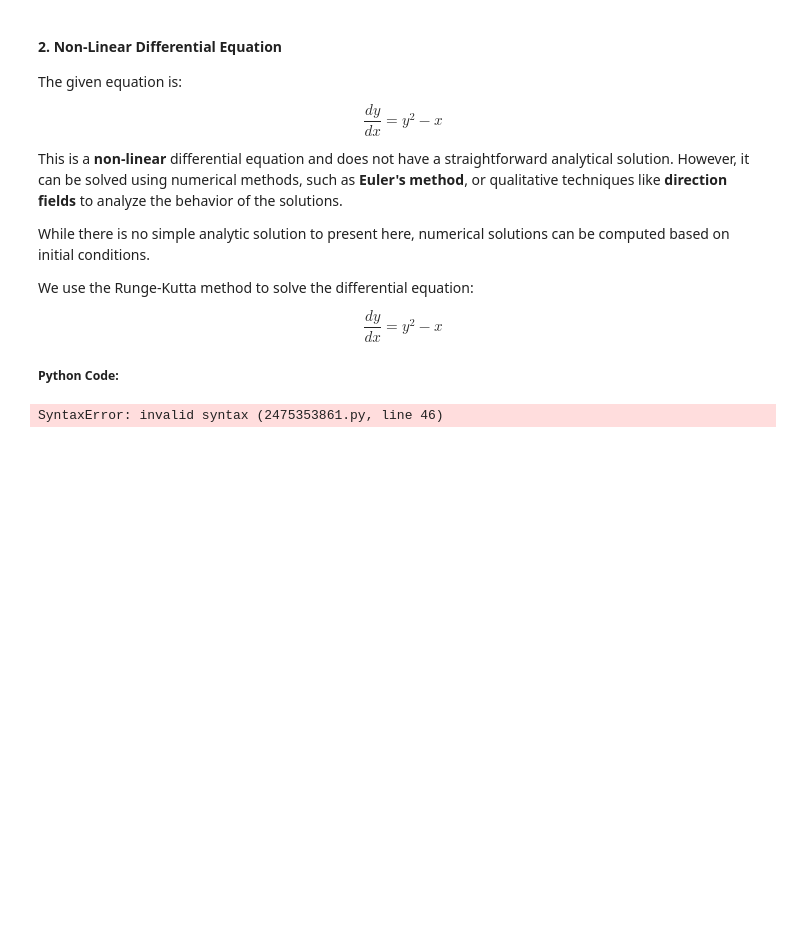
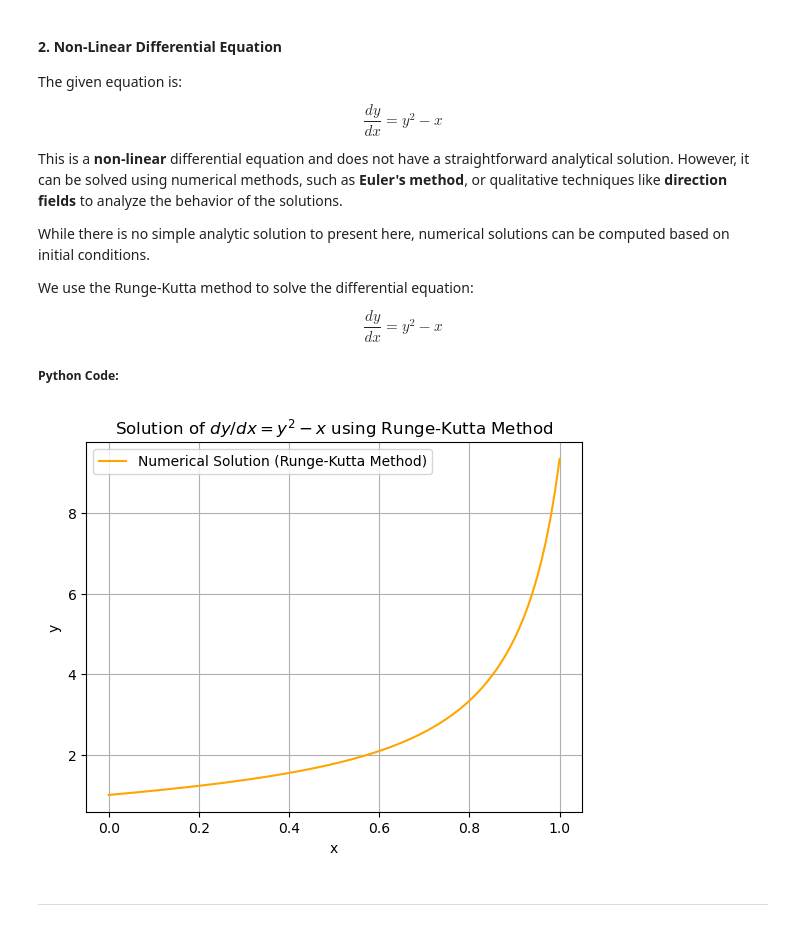
Before and after one commit to carlosdhoyos/fluid_mechanics, a Jupyter notebook: _build/jupyter_execute/_sources/prerequisites.ipynb, the cells around one changed output. Saved outputs shown, nothing was run; the diff lists cells and outputs as text; code cells hidden in the pictures; blank space fills up the shorter version.

```diff
--- a/_build/jupyter_execute/_sources/prerequisites.ipynb
+++ b/_build/jupyter_execute/_sources/prerequisites.ipynb
@@ -506,35 +506,34 @@ def runge_kutta_method(dydx, x0, y0, x_end, h):
     for i in range(1, len(x_values)):
         x = x_values[i-1]
         y = y_values[i-1]
 
         k1 = h * dydx(x, y)
         k2 = h * dydx(x + h/2, y + k1/2)
         k3 = h * dydx(x + h/2, y + k2/2)
         k4 = h * dydx(x + h, y + k3)
 
         y_values[i] = y + (k1 + 2*k2 + 2*k3 + k4) / 6
 
     return x_values, y_values
 
 # Adjust the domain to avoid large values causing overflow
 x0 = 0  # Initial x
 y0 = 1  # Initial y
 x_end_new = 1  # Limit the domain to avoid instability
 h = 0.01  # Step size
 
 # Solve the ODE using Runge-Kutta method with a smaller domain
 x_values_rk_new, y_values_rk_new = runge_kutta_method(dydx, x0, y0, x_end_new, h)
 
 # Plot the solution with the new domain
 plt.plot(x_values_rk_new, y_values_rk_new, label="Numerical Solution (Runge-Kutta Method)", color="orange")
 plt.xlabel('x')
 plt.ylabel('y')
-plt.title("Solution of $dy/dx = y^2 - x$ using Runge-Kutta Method (Adjusted Domain)")
+plt.title("Solution of $dy/dx = y^2 - x$ using Runge-Kutta Method")
 plt.legend()
 plt.grid(True)
 plt.show()
-
-
----
 # %% [output]
-SyntaxError: invalid syntax (2475353861.py, line 46)
+[figure, added]
+# %% [markdown]
+---
```
Also changed, not shown: 25 other files.
